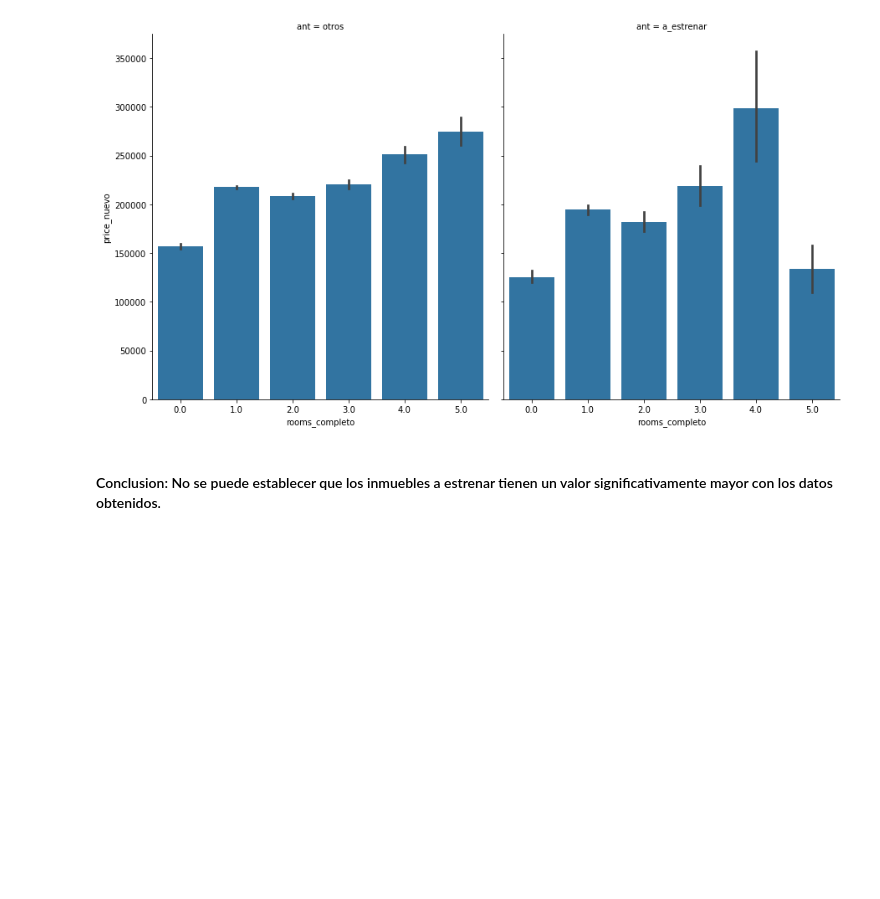
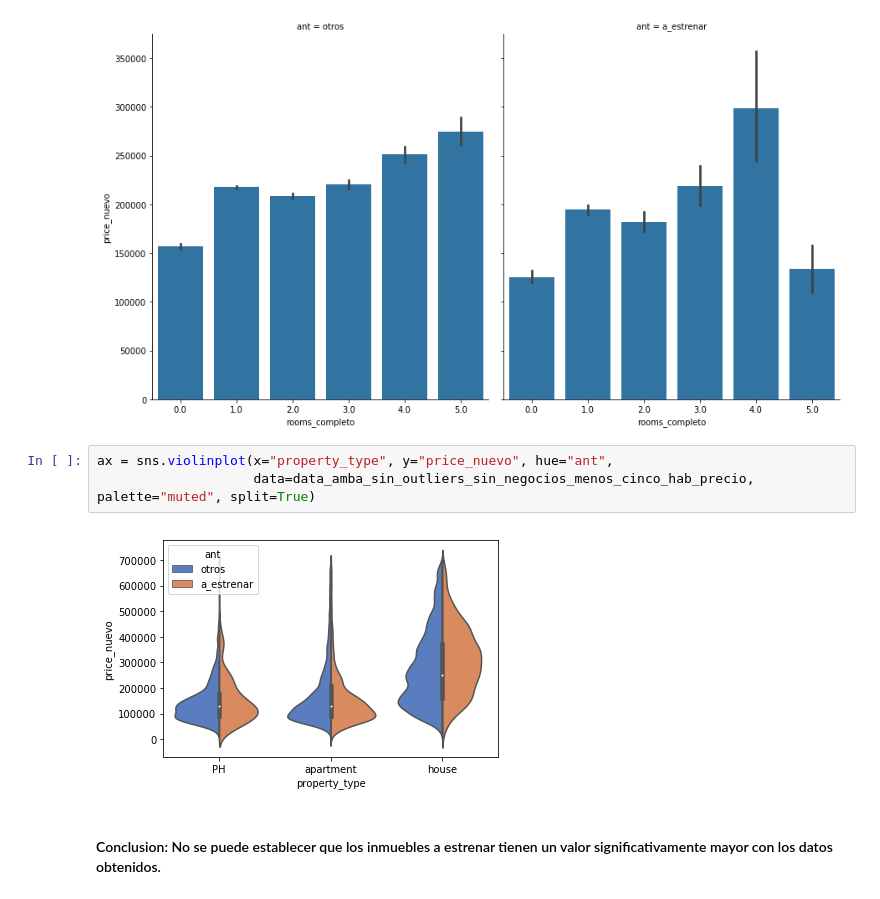
Before and after one commit to ronnygomez/DHDS-7, a Jupyter notebook: Desafio_1_FINAL.ipynb, the cells around one changed output. Drawn from its saved outputs; the diff is of its cells as text; blank space fills up the shorter version.

```diff
--- a/Desafio_1_FINAL.ipynb
+++ b/Desafio_1_FINAL.ipynb
@@ -2804,6 +2778,11 @@ g = sns.FacetGrid(data_amba_sin_outliers_sin_negocios_menos_cinco_hab_precio, co
 g.map(sns.barplot, "rooms_completo", "price_nuevo");
 # %% [output]
 [figure]
+# %%
+ax = sns.violinplot(x="property_type", y="price_nuevo", hue="ant",
+                    data=data_amba_sin_outliers_sin_negocios_menos_cinco_hab_precio, palette="muted", split=True)
+# %% [output]
+[figure, added]
 # %% [markdown]
 #### Conclusion: No se puede establecer que los inmuebles a estrenar tienen un valor significativamente mayor con los datos obtenidos.
 # %% [markdown]
```
Also changed, not shown: parts of 16 cells of this notebook.
